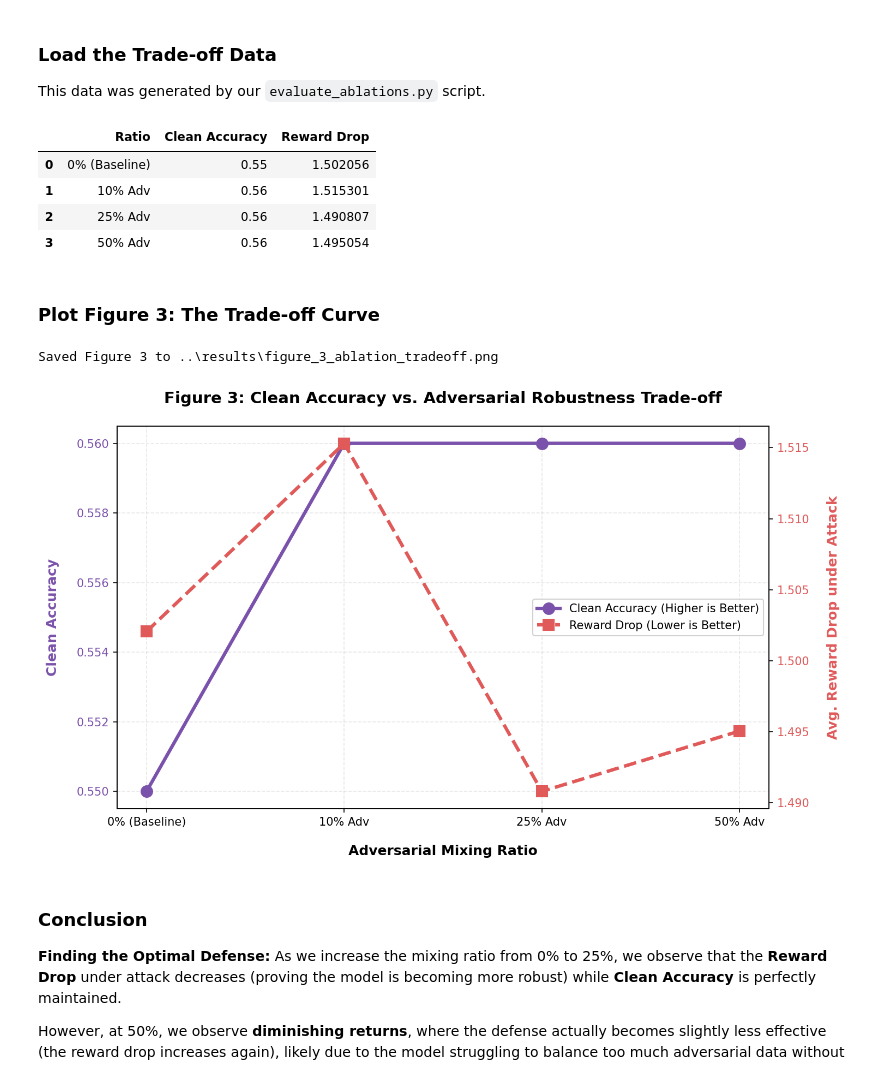
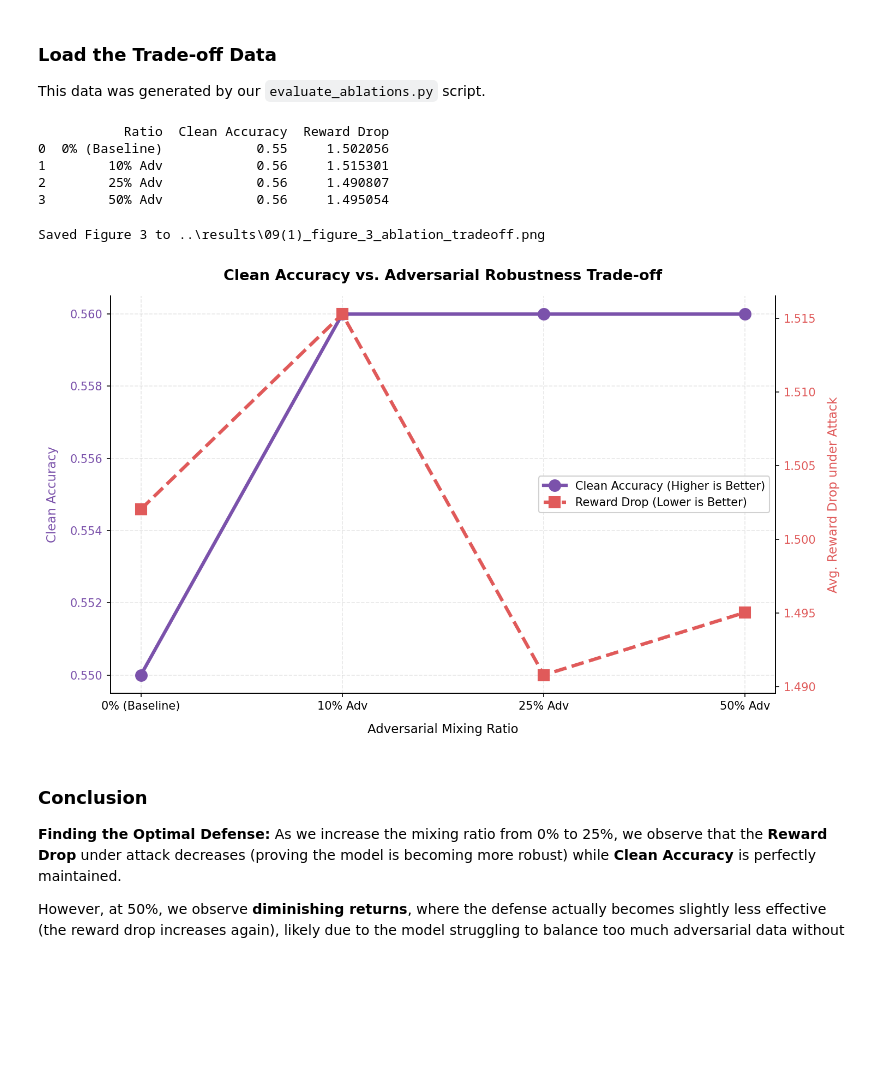
Before and after one commit to sakshi-kadian/sage, a Jupyter notebook: notebooks/09_ablation_results.ipynb, the cells around one changed output. Drawn from its saved outputs; the diff is of its cells as text; code cells hidden in the pictures; blank space fills up the shorter version.

Commit message:
style: standardize plot styling across all paper figures

```diff
--- a/notebooks/09_ablation_results.ipynb
+++ b/notebooks/09_ablation_results.ipynb
@@ -15,56 +15,69 @@ import pandas as pd
 import matplotlib.pyplot as plt
 import os
 
+# Shared style constants (matches Figures 1, 2, 4)
 COLOR_CLEAN  = '#7B52AB'  # Soft purple for Clean Accuracy
 COLOR_ROBUST = '#E05A5A'  # Soft coral for Reward Drop
+
+plt.rcParams.update({
+    'font.family': 'DejaVu Sans',
+    'font.size': 10,
+    'axes.titlesize': 13,
+    'axes.titleweight': 'bold',
+    'axes.titlepad': 14,
+    'axes.labelsize': 11,
+    'figure.dpi': 150,
+})
 # %% [markdown]
 ### Load the Trade-off Data
 This data was generated by our `evaluate_ablations.py` script.
-# %%
-df = pd.read_csv('../results/ablation_tradeoff.csv')
-display(df)
-# %% [output]
-|  | Ratio | Clean Accuracy | Reward Drop |
-| 0 | 0% (Baseline) | 0.55 | 1.502056 |
-| 1 | 10% Adv | 0.56 | 1.515301 |
-| 2 | 25% Adv | 0.56 | 1.490807 |
-| 3 | 50% Adv | 0.56 | 1.495054 |
-# %% [markdown]
-### Plot Figure 3: The Trade-off Curve
+# %%
+results_path = os.path.join('..', 'results', 'ablation_tradeoff.csv')
+df = pd.read_csv(results_path)
+print(df)
+# %% [output]
+           Ratio  Clean Accuracy  Reward Drop
+0  0% (Baseline)            0.55     1.502056
+1        10% Adv            0.56     1.515301
+2        25% Adv            0.56     1.490807
+3        50% Adv            0.56     1.495054
 # %%
-fig, ax1 = plt.subplots(figsize=(10, 6), dpi=150)
+fig, ax1 = plt.subplots(figsize=(10, 6))
 
 # Plot Clean Accuracy (Left Y-Axis)
-ax1.set_xlabel('Adversarial Mixing Ratio', fontsize=12, fontweight='bold', labelpad=15)
-ax1.set_ylabel('Clean Accuracy', color=COLOR_CLEAN, fontsize=12, fontweight='bold', labelpad=15)
+ax1.set_xlabel('Adversarial Mixing Ratio', labelpad=10)
+ax1.set_ylabel('Clean Accuracy', color=COLOR_CLEAN, labelpad=10)
 line1 = ax1.plot(df['Ratio'], df['Clean Accuracy'], marker='o', markersize=10,
                  linewidth=3, color=COLOR_CLEAN, label='Clean Accuracy (Higher is Better)')
 ax1.tick_params(axis='y', labelcolor=COLOR_CLEAN)
 ax1.grid(True, linestyle='--', alpha=0.3)
 
+# Remove top spine; keep right for the second Y-axis
+ax1.spines['top'].set_visible(False)
+
 # Plot Reward Drop / Robustness (Right Y-Axis)
 ax2 = ax1.twinx()
-ax2.set_ylabel('Avg. Reward Drop under Attack', color=COLOR_ROBUST, fontsize=12, fontweight='bold', labelpad=15)
+ax2.set_ylabel('Avg. Reward Drop under Attack', color=COLOR_ROBUST, labelpad=10)
 line2 = ax2.plot(df['Ratio'], df['Reward Drop'], marker='s', markersize=10,
                  linewidth=3, color=COLOR_ROBUST, linestyle='--', label='Reward Drop (Lower is Better)')
 ax2.tick_params(axis='y', labelcolor=COLOR_ROBUST)
+ax2.spines['top'].set_visible(False)
 
 # Title and Legend
-plt.title('Figure 3: Clean Accuracy vs. Adversarial Robustness Trade-off',
-          fontsize=14, fontweight='bold', pad=20)
+plt.title('Clean Accuracy vs. Adversarial Robustness Trade-off')
 lines = line1 + line2
 labels = [l.get_label() for l in lines]
 ax1.legend(lines, labels, loc='center right', framealpha=0.9)
 
 plt.tight_layout()
 
 fig_path = os.path.join('..', 'results', '09(1)_figure_3_ablation_tradeoff.png')
 plt.savefig(fig_path, dpi=300, bbox_inches='tight')
 print(f'Saved Figure 3 to {fig_path}')
 plt.show()
 # %% [output]
-Saved Figure 3 to ..\results\figure_3_ablation_tradeoff.png
+Saved Figure 3 to ..\results\09(1)_figure_3_ablation_tradeoff.png
-[figure, old version]
+[figure, new version]
 # %% [markdown]
 ### Conclusion
 **Finding the Optimal Defense:**
```
Also changed, not shown: 11 other files.
